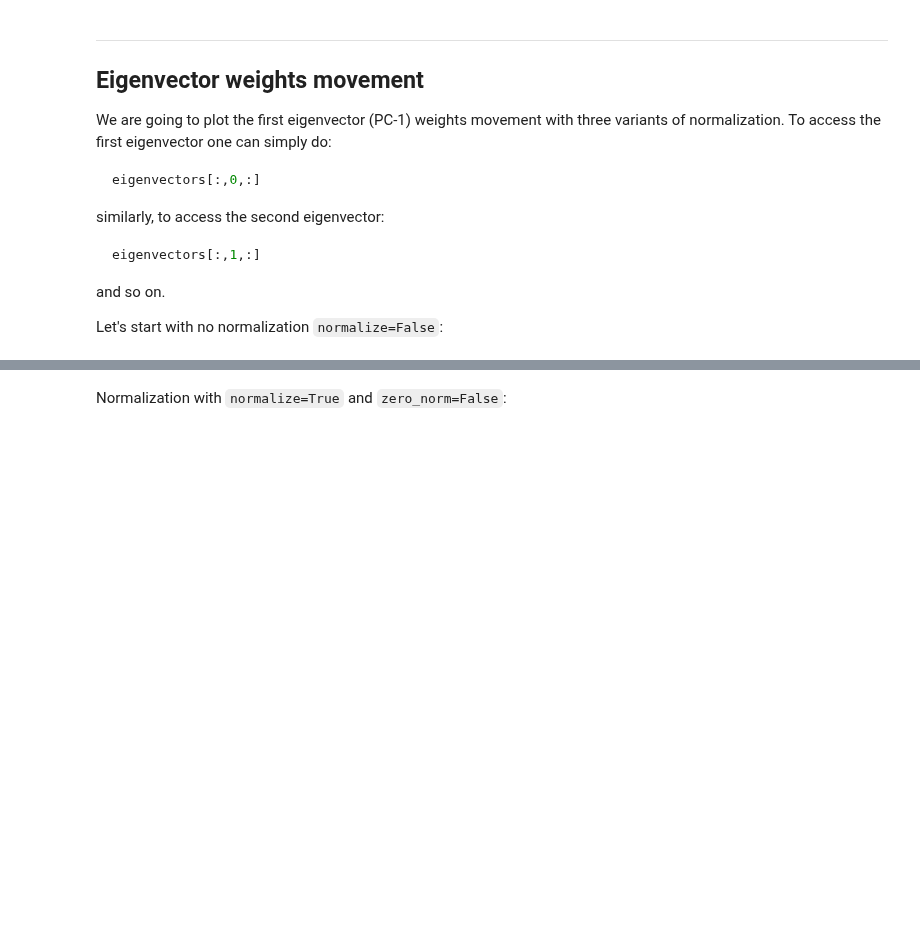
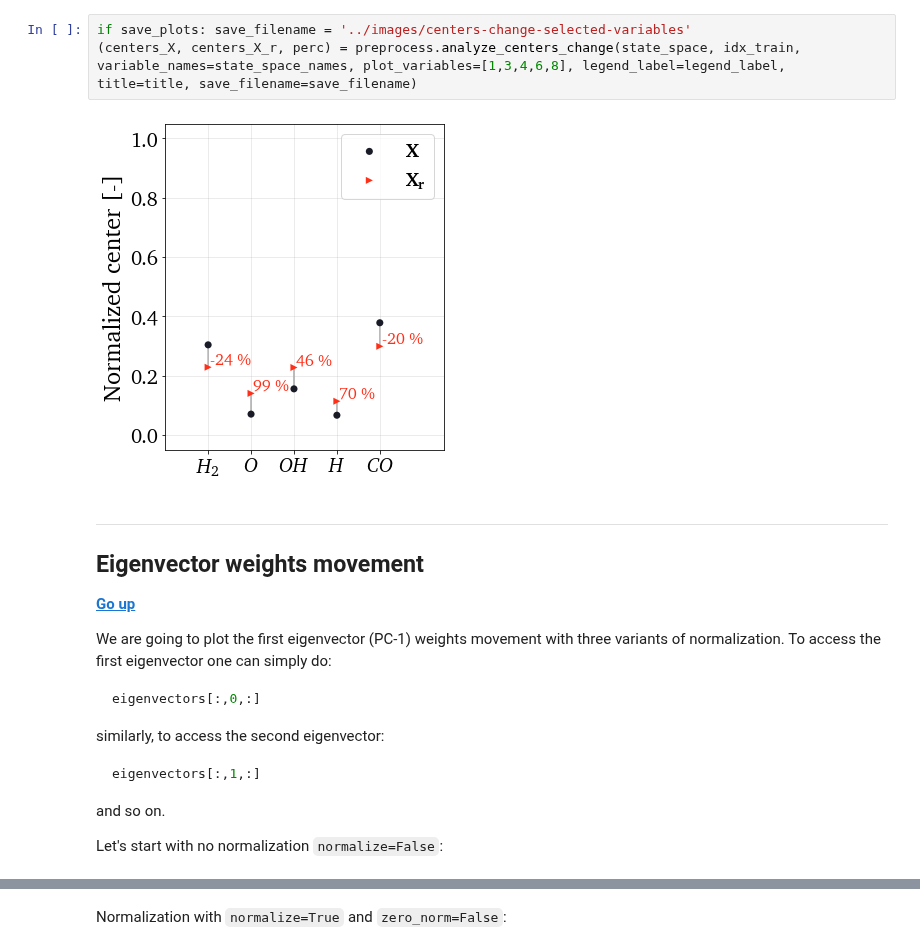
Before and after one commit to kamilazdybal/PCAfold, a Jupyter notebook: docs/tutorials/demo-pca-on-sampled-data-sets.ipynb, the cells around one changed output, grey strips where cells are left out. Drawn from its saved outputs; the diff is of its cells as text; blank space fills up the shorter version.

```diff
--- a/docs/tutorials/demo-pca-on-sampled-data-sets.ipynb
+++ b/docs/tutorials/demo-pca-on-sampled-data-sets.ipynb
@@ -79,7 +97,14 @@ At iteration 10 taking samples:
+# %%
+if save_plots: save_filename = '../images/centers-change-selected-variables'
+(centers_X, centers_X_r, perc) = preprocess.analyze_centers_change(state_space, idx_train, variable_names=state_space_names, plot_variables=[1,3,4,6,8], legend_label=legend_label, title=title, save_filename=save_filename)
+# %% [output]
+[figure, added]
 # %% [markdown]
 ***
+<a id='eigenvector_weights_movement'></a>
+## Eigenvector weights movement
 
-## Eigenvector weights movement
+[**Go up**](#header)
 
 We are going to plot the first eigenvector (PC-1) weights movement with three variants of normalization. To access the first eigenvector one can simply do:
 
```
Also changed, not shown: parts of 34 cells of this notebook, 15 other files.
